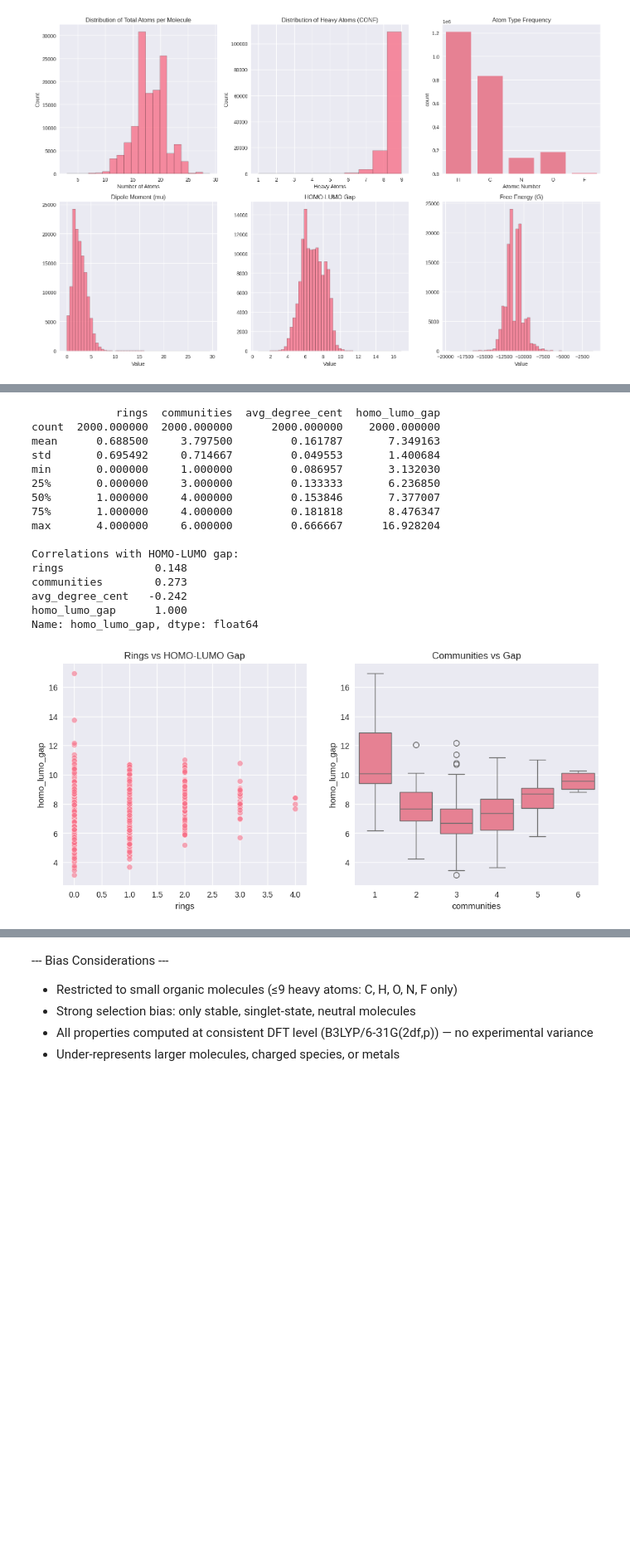
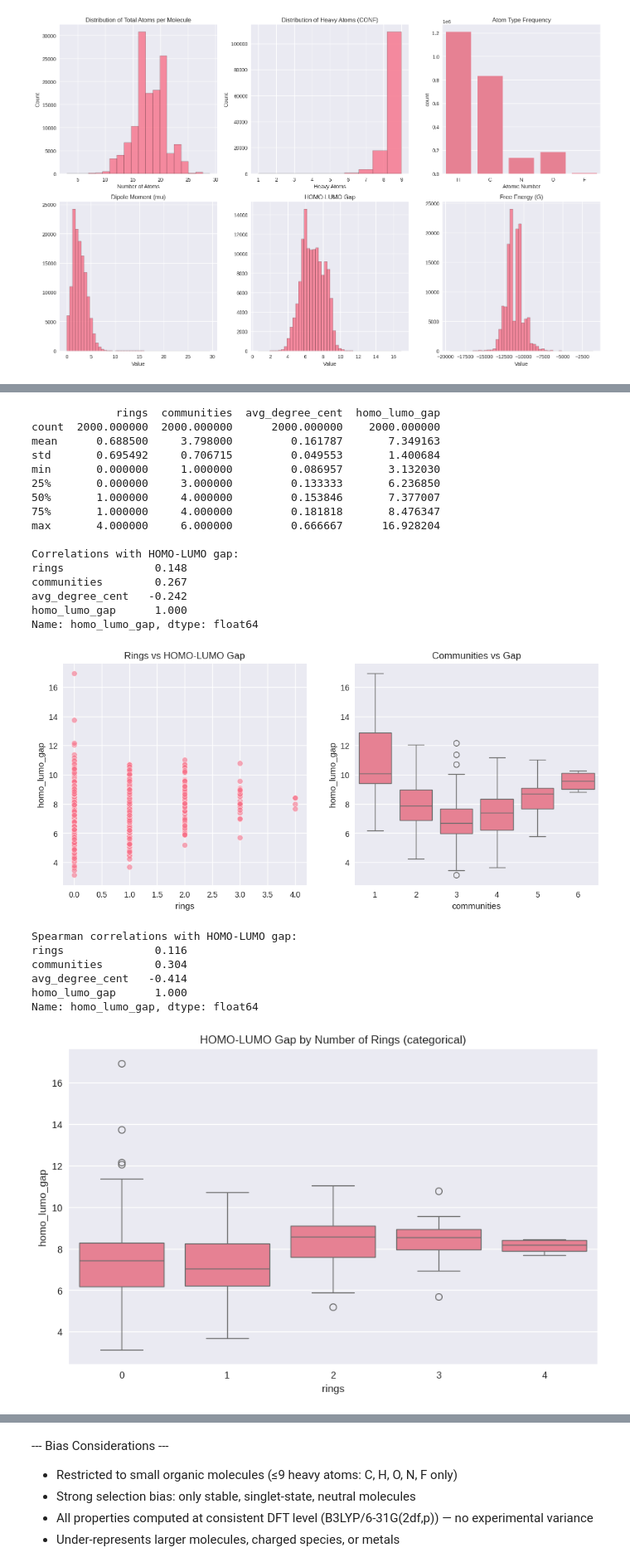
Before and after one commit to EmeryJJ/Analysis-of-QM9, a Jupyter notebook: QM9_Analysis.ipynb, the cells around one changed output, grey strips where cells are left out. Shown at 83% size. Drawn from its saved outputs; the diff is of its cells as text; code cells hidden in the pictures; blank space fills up the shorter version.

```diff
--- a/QM9_Analysis.ipynb
+++ b/QM9_Analysis.ipynb
@@ -263,6 +258,9 @@ Interactive 3D Example of CH₄:
 # === ADDITIONAL EDA FOR RQ FORMATION ===
 from rdkit.Chem import GetSSSR  # for ring count
 import community as cm  # pip install python-louvain if needed (Colab usually has it)
+from rdkit import RDLogger
+lg = RDLogger.logger()
+lg.setLevel(RDLogger.CRITICAL)  # or RDLogger.ERROR to hide warnings but show real errors
 
 # Compute rings + communities + centrality on a sample (fast)
 sample_size = 2000
@@ -292,34 +290,58 @@ df_stats = pd.DataFrame({
     'homo_lumo_gap': gaps
 })
 
 print(df_stats.describe())
 print("\nCorrelations with HOMO-LUMO gap:")
 print(df_stats.corr()['homo_lumo_gap'].round(3))
 
 # Quick visualization
 plt.figure(figsize=(12, 5))
 plt.subplot(1, 2, 1)
 sns.scatterplot(x='rings', y='homo_lumo_gap', data=df_stats, alpha=0.6)
 plt.title('Rings vs HOMO-LUMO Gap')
 plt.subplot(1, 2, 2)
 sns.boxplot(x='communities', y='homo_lumo_gap', data=df_stats)
 plt.title('Communities vs Gap')
 plt.show()
+
+
+# Better correlations (Spearman for non-linear)
+print("\nSpearman correlations with HOMO-LUMO gap:")
+print(df_stats.corr(method='spearman')['homo_lumo_gap'].round(3))
+
+# Ring count as categorical
+plt.figure(figsize=(10,6))
+sns.boxplot(x='rings', y='homo_lumo_gap', data=df_stats)
+plt.title('HOMO-LUMO Gap by Number of Rings (categorical)')
+plt.show()
+
+print("\nCounts by ring count:")
+print(df_stats['rings'].value_counts().sort_index())
+
+print("\nMedians by ring count:")
+print(df_stats.groupby('rings')['homo_lumo_gap'].median())
 # %% [output]
              rings  communities  avg_degree_cent  homo_lumo_gap
 count  2000.000000  2000.000000      2000.000000    2000.000000
-mean      0.688500     3.797500         0.161787       7.349163
-std       0.695492     0.714667         0.049553       1.400684
+mean      0.688500     3.798000         0.161787       7.349163
+std       0.695492     0.706715         0.049553       1.400684
 min       0.000000     1.000000         0.086957       3.132030
 25%       0.000000     3.000000         0.133333       6.236850
 50%       1.000000     4.000000         0.153846       7.377007
 75%       1.000000     4.000000         0.181818       8.476347
 max       4.000000     6.000000         0.666667      16.928204
 
 Correlations with HOMO-LUMO gap:
 rings              0.148
-communities        0.273
+communities        0.267
 avg_degree_cent   -0.242
 homo_lumo_gap      1.000
 Name: homo_lumo_gap, dtype: float64
-[figure, old version]
+[figure, new version]
+Spearman correlations with HOMO-LUMO gap:
+rings              0.116
+communities        0.304
+avg_degree_cent   -0.414
+homo_lumo_gap      1.000
+Name: homo_lumo_gap, dtype: float64
+[figure, added]
```
Also changed, not shown: parts of 3 cells of this notebook, 1 other file.
